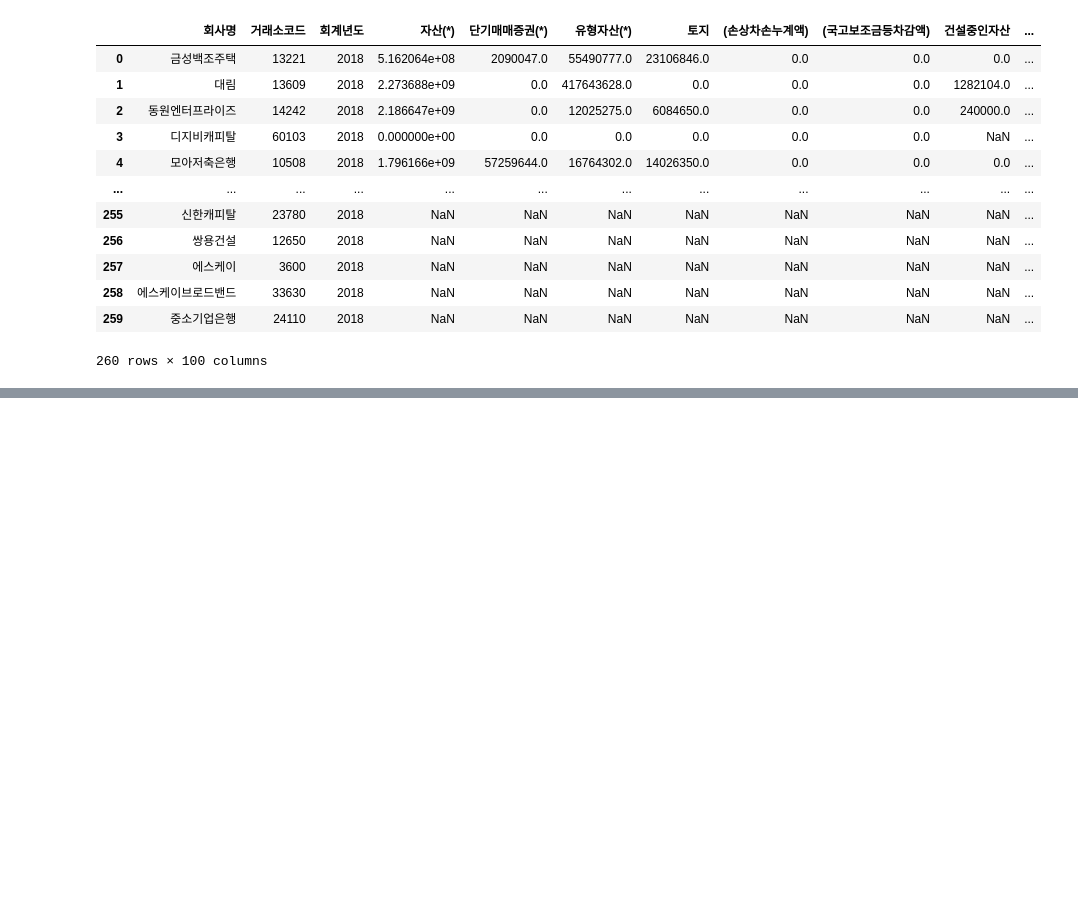
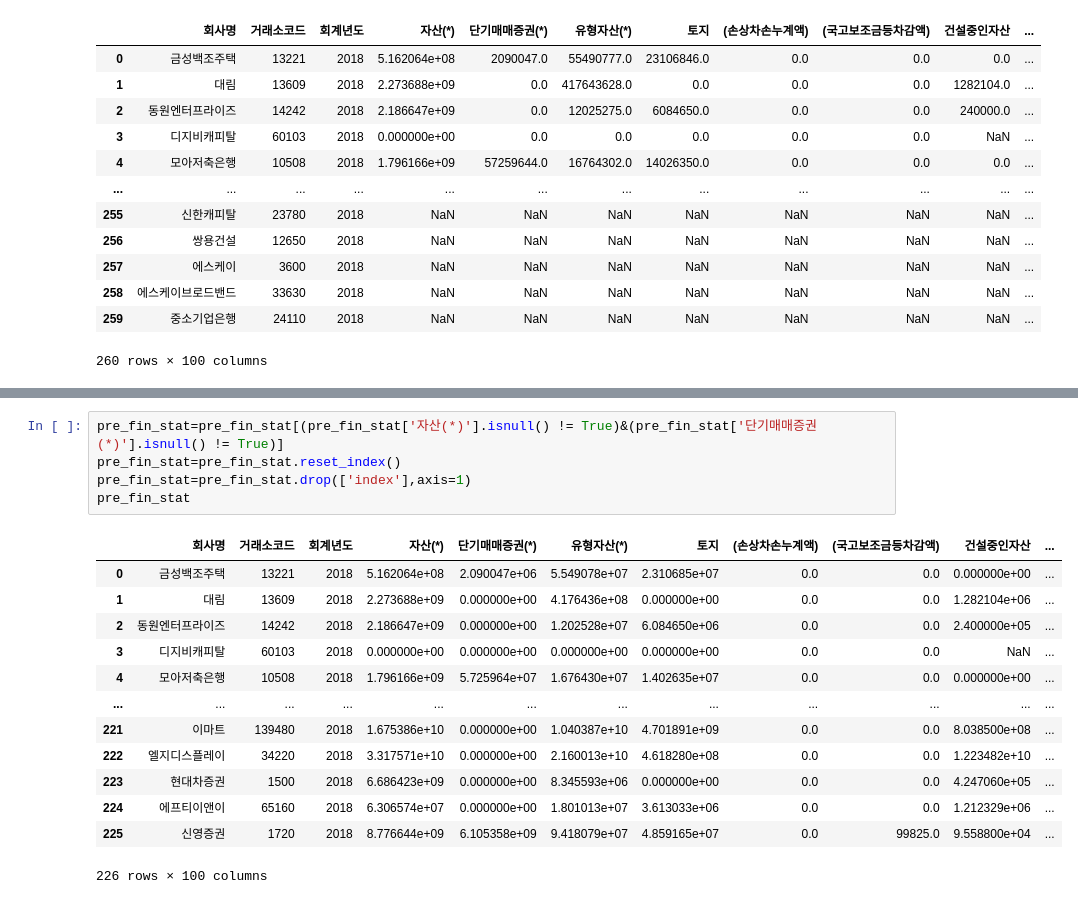
Before and after one commit to Ash-Stat/An-Si-Hyun, a Jupyter notebook: 데마텀프2번째저장.ipynb, the cells around one changed output, grey strips where cells are left out. Saved outputs shown, nothing was run; the diff lists cells and outputs as text; blank space fills up the shorter version.

```diff
--- a/데마텀프2번째저장.ipynb
+++ b/데마텀프2번째저장.ipynb
@@ -1250,0 +1286,19 @@ pre_fin_stat[pre_fin_stat['회사명'] == '서진산업']
+# %%
+pre_fin_stat=pre_fin_stat[(pre_fin_stat['자산(*)'].isnull() != True)&(pre_fin_stat['단기매매증권(*)'].isnull() != True)]
+pre_fin_stat=pre_fin_stat.reset_index()
+pre_fin_stat=pre_fin_stat.drop(['index'],axis=1)
+pre_fin_stat
+# %% [output]
+|  | 회사명 | 거래소코드 | 회계년도 | 자산(*) | 단기매매증권(*) | 유형자산(*) | 토지 | (손상차손누계액) | (국고보조금등차감액) | 건설중인자산 | ... |
+| 0 | 금성백조주택 | 13221 | 2018 | 5.162064e+08 | 2.090047e+06 | 5.549078e+07 | 2.310685e+07 | 0.0 | 0.0 | 0.000000e+00 | ... |
+| 1 | 대림 | 13609 | 2018 | 2.273688e+09 | 0.000000e+00 | 4.176436e+08 | 0.000000e+00 | 0.0 | 0.0 | 1.282104e+06 | ... |
+| 2 | 동원엔터프라이즈 | 14242 | 2018 | 2.186647e+09 | 0.000000e+00 | 1.202528e+07 | 6.084650e+06 | 0.0 | 0.0 | 2.400000e+05 | ... |
+| 3 | 디지비캐피탈 | 60103 | 2018 | 0.000000e+00 | 0.000000e+00 | 0.000000e+00 | 0.000000e+00 | 0.0 | 0.0 | NaN | ... |
+| 4 | 모아저축은행 | 10508 | 2018 | 1.796166e+09 | 5.725964e+07 | 1.676430e+07 | 1.402635e+07 | 0.0 | 0.0 | 0.000000e+00 | ... |
+| ... | ... | ... | ... | ... | ... | ... | ... | ... | ... | ... | ... |
+| 221 | 이마트 | 139480 | 2018 | 1.675386e+10 | 0.000000e+00 | 1.040387e+10 | 4.701891e+09 | 0.0 | 0.0 | 8.038500e+08 | ... |
+| 222 | 엘지디스플레이 | 34220 | 2018 | 3.317571e+10 | 0.000000e+00 | 2.160013e+10 | 4.618280e+08 | 0.0 | 0.0 | 1.223482e+10 | ... |
+| 223 | 현대차증권 | 1500 | 2018 | 6.686423e+09 | 0.000000e+00 | 8.345593e+06 | 0.000000e+00 | 0.0 | 0.0 | 4.247060e+05 | ... |
+| 224 | 에프티이앤이 | 65160 | 2018 | 6.306574e+07 | 0.000000e+00 | 1.801013e+07 | 3.613033e+06 | 0.0 | 0.0 | 1.212329e+06 | ... |
+| 225 | 신영증권 | 1720 | 2018 | 8.776644e+09 | 6.105358e+09 | 9.418079e+07 | 4.859165e+07 | 0.0 | 99825.0 | 9.558800e+04 | ... |
+226 rows × 100 columns
```
Also changed, not shown: parts of 12 cells of this notebook.
